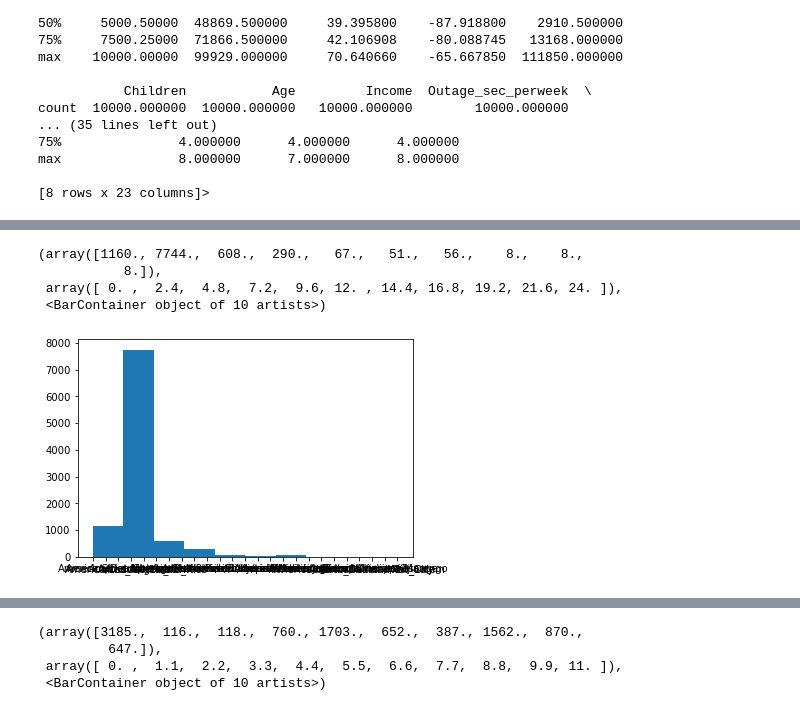
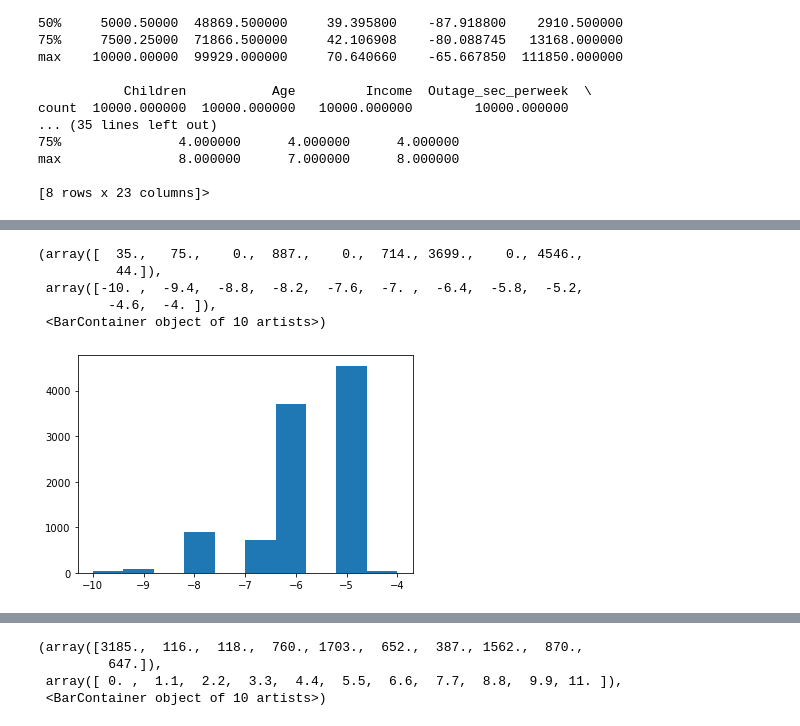
Before and after one commit to michaelle93/D206datacleaning, a Jupyter notebook: D206PA.ipynb, the cells around one changed output, grey strips where cells are left out. Saved outputs shown, nothing was run; the diff lists cells and outputs as text; code cells hidden in the pictures.

```diff
--- a/D206PA.ipynb
+++ b/D206PA.ipynb
@@ -262,5 +279,5 @@ dtype: int64
 # %%
-x=df['Children'].median()
+x=df['Children'].mean()
 df['Children'].fillna(x, inplace=True)
 x=df['Age'].median()
 df['Age'].fillna(x, inplace=True)
@@ -440,3 +457,17 @@ df.describe()
 | 75% | 7500.25000 | 71866.500000 | 42.106908 | -80.088745 | 13168.000000 | 3.000000 | 65.000000 | 45504.192500 | 12.487644 | ... |
 | max | 10000.00000 | 99929.000000 | 70.640660 | -65.667850 | 111850.000000 | 10.000000 | 89.000000 | 258900.700000 | 47.049280 | ... |
 8 rows × 24 columns
+# %%
+df['Timezone_numeric']= df['Timezone']
+dict_timezone = {'Timezone_numeric' :{'America/Sitka': -9, 'America/Detroit':-5, 'America/Los_Angeles':-8,
+       'America/Chicago':-6, 'America/New_York':-5, 'America/Puerto_Rico':-4,
+       'America/Denver':-7, 'America/Menominee':-6, 'America/Phoenix':-7,
+       'America/Indiana/Indianapolis':-5, 'America/Boise':-7,
+       'America/Kentucky/Louisville':-5, 'Pacific/Honolulu':-10,
+       'America/Indiana/Petersburg':-4, 'America/Nome':-9, 'America/Anchorage':-9,
+       'America/Indiana/Knox':-6, 'America/Juneau':-6, 'America/Toronto':-5,
+       'America/Indiana/Winamac':-5, 'America/Indiana/Vincennes':-5,
+       'America/North_Dakota/New_Salem':-6, 'America/Indiana/Tell_City':-6,
+       'America/Indiana/Marengo':-5, 'America/Ojinaga':-7}}
+# %%
+df.replace(dict_timezone, inplace=True)
@@ -443,10 +487,11 @@ df.describe()
 # %%
 import matplotlib.pyplot as plt
 # %%
-plt.hist(df['Timezone'])
+plt.hist(df['Timezone_numeric'])
 # %% [output]
-(array([1160., 7744.,  608.,  290.,   67.,   51.,   56.,    8.,    8.,
-           8.]),
- array([ 0. ,  2.4,  4.8,  7.2,  9.6, 12. , 14.4, 16.8, 19.2, 21.6, 24. ]),
+(array([  35.,   75.,    0.,  887.,    0.,  714., 3699.,    0., 4546.,
+          44.]),
+ array([-10. ,  -9.4,  -8.8,  -8.2,  -7.6,  -7. ,  -6.4,  -5.8,  -5.2,
+         -4.6,  -4. ]),
  <BarContainer object of 10 artists>)
-[figure, old version]
+[figure, new version]
```
Also changed, not shown: parts of 35 cells of this notebook.
